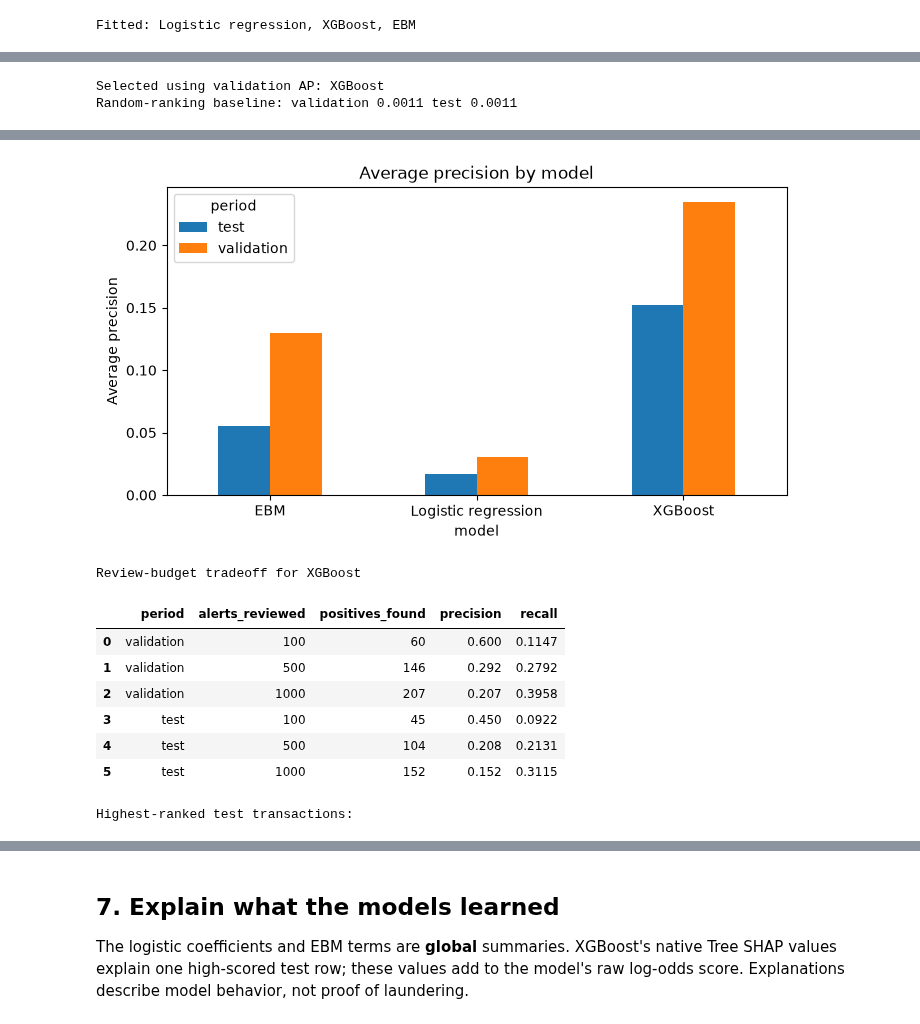
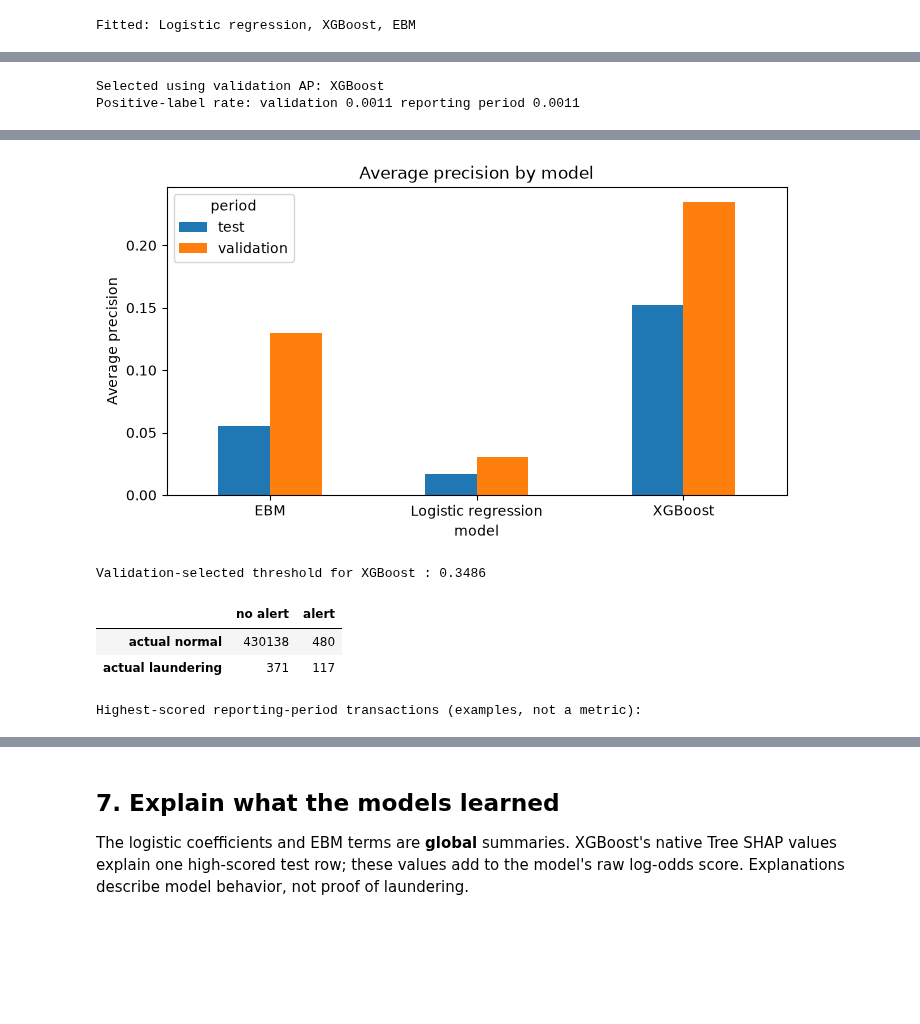
Before and after one commit to codewithdaniel1/Explainable-AML-Transaction-Monitoring, a Jupyter notebook: aml_modeling.ipynb, the cells around one changed output, grey strips where cells are left out. Drawn from its saved outputs; the diff is of its cells as text; code cells hidden in the pictures; blank space fills up the shorter version.

Commit message:
Use standard AML classification metrics and document features

```diff
--- a/aml_modeling.ipynb
+++ b/aml_modeling.ipynb
@@ -121,12 +123,18 @@ Training uses September 1–6, validation September 7–8, and September 9–10
 
 Why split by time? A monitoring model would score activity after training. A random split can put later behavior in training while testing on earlier, related transactions. History features use only earlier sampled rows, including earlier activity before each validation or test transaction.
 # %%
-train = transactions[transactions["timestamp"] < "2022-09-07"].copy()
-validation = transactions[
+feature_columns = ["log_amount", "log_amount_received", "hour", "same_bank",
+                   "same_account", "prior_sender_count", "prior_receiver_count",
+                   "prior_pair_count", "payment_format", "payment_currency",
+                   "receiving_currency"]
+categories = ["payment_format", "payment_currency", "receiving_currency"]
+split_columns = ["timestamp", "label", "amount_paid", "amount_received"] + feature_columns
+train = transactions.loc[transactions["timestamp"] < "2022-09-07", split_columns].copy()
+validation = transactions.loc[
     (transactions["timestamp"] >= "2022-09-07") &
-    (transactions["timestamp"] < "2022-09-09")
+    (transactions["timestamp"] < "2022-09-09"), split_columns
 ].copy()
-test = transactions[transactions["timestamp"] >= "2022-09-09"].copy()
+test = transactions.loc[transactions["timestamp"] >= "2022-09-09", split_columns].copy()
 
 split_summary = pd.DataFrame({
     "period": ["train", "validation", "test"],
@@ -136,11 +144,6 @@ split_summary = pd.DataFrame({
 split_summary["label_rate"] = split_summary["positive_labels"] / split_summary["rows"]
 display(split_summary)
 
-feature_columns = ["log_amount", "log_amount_received", "hour", "same_bank",
-                   "same_account", "prior_sender_count", "prior_receiver_count",
-                   "prior_pair_count", "payment_format", "payment_currency",
-                   "receiving_currency"]
-categories = ["payment_format", "payment_currency", "receiving_currency"]
 X_train = pd.get_dummies(train[feature_columns], columns=categories, dtype=np.float32)
 X_validation = pd.get_dummies(validation[feature_columns], columns=categories, dtype=np.float32)
 X_test = pd.get_dummies(test[feature_columns], columns=categories, dtype=np.float32)
@@ -200,18 +203,34 @@ Fitted: Logistic regression, XGBoost, EBM
 # %%
 rows = []
 scores = {}
+thresholds = {}
 for name, model in models.items():
+    validation_score = model.predict_proba(X_validation)[:, 1]
+    precision_curve, recall_curve, cutoff_values = precision_recall_curve(
+        y_validation, validation_score
+    )
+    f1_curve = (
+        2 * precision_curve[:-1] * recall_curve[:-1]
+        / (precision_curve[:-1] + recall_curve[:-1] + 1e-12)
+    )
+    thresholds[name] = cutoff_values[np.argmax(f1_curve)]
+
     for period, X, y in [
         ("validation", X_validation, y_validation),
         ("test", X_test, y_test),
     ]:
-        score = model.predict_proba(X)[:, 1]
+        score = validation_score if period == "validation" else model.predict_proba(X)[:, 1]
         scores[(name, period)] = score
+        alerts = score >= thresholds[name]
         rows.append({
             "model": name,
             "period": period,
             "average_precision": average_precision_score(y, score),
             "roc_auc": roc_auc_score(y, score),
+            "precision": precision_score(y, alerts, zero_division=0),
+            "recall": recall_score(y, alerts),
+            "f1": f1_score(y, alerts),
+            "alerts": int(alerts.sum()),
         })
 results = pd.DataFrame(rows)
 selected_model = (
@@ -220,8 +239,8 @@ selected_model = (
     .iloc[0]["model"]
 )
 print("Selected using validation AP:", selected_model)
-print("Random-ranking baseline: validation", round(y_validation.mean(), 4),
-      "test", round(y_test.mean(), 4))
+print("Positive-label rate: validation", round(y_validation.mean(), 4),
+      "reporting period", round(y_test.mean(), 4))
 display(results.round(4))
 results.pivot(index="model", columns="period", values="average_precision").plot.bar(
     figsize=(8, 4), title="Average precision by model"
@@ -230,20 +249,13 @@ plt.ylabel("Average precision")
 plt.xticks(rotation=0)
 plt.show()
 
-budget_rows = []
-for period, y in [("validation", y_validation), ("test", y_test)]:
-    ranked = np.argsort(-scores[(selected_model, period)])
-    for budget in ALERT_CAPACITIES:
-        found = int(y.iloc[ranked[:budget]].sum())
-        budget_rows.append({
-            "period": period,
-            "alerts_reviewed": budget,
-            "positives_found": found,
-            "precision": found / budget,
-            "recall": found / y.sum(),
-        })
-print("Review-budget tradeoff for", selected_model)
-display(pd.DataFrame(budget_rows).round(4))
+selected_alerts = scores[(selected_model, "test")] >= thresholds[selected_model]
+print("Validation-selected threshold for", selected_model, ":", round(thresholds[selected_model], 4))
+display(pd.DataFrame(
+    confusion_matrix(y_test, selected_alerts),
+    index=["actual normal", "actual laundering"],
+    columns=["no alert", "alert"],
+))
 
 top = np.argsort(-scores[(selected_model, "test")])[:10]
 top_transactions = test.iloc[top][[
@@ -251,8 +263,8 @@ top_transactions = test.iloc[top][[
     "receiving_currency", "payment_format", "label"
 ]].copy()
 top_transactions["model_score"] = scores[(selected_model, "test")][top]
-print("Highest-ranked test transactions:")
+print("Highest-scored reporting-period transactions (examples, not a metric):")
 display(top_transactions)
 # %% [output]
 Selected using validation AP: XGBoost
-Random-ranking baseline: validation 0.0011 test 0.0011
+Positive-label rate: validation 0.0011 reporting period 0.0011
@@ -266,13 +278,9 @@ Random-ranking baseline: validation 0.0011 test 0.0011
 [figure]
-Review-budget tradeoff for XGBoost
+Validation-selected threshold for XGBoost : 0.3486
-|  | period | alerts_reviewed | positives_found | precision | recall |
-| 0 | validation | 100 | 60 | 0.600 | 0.1147 |
-| 1 | validation | 500 | 146 | 0.292 | 0.2792 |
-| 2 | validation | 1000 | 207 | 0.207 | 0.3958 |
-| 3 | test | 100 | 45 | 0.450 | 0.0922 |
-| 4 | test | 500 | 104 | 0.208 | 0.2131 |
-| 5 | test | 1000 | 152 | 0.152 | 0.3115 |
+|  | no alert | alert |
+| actual normal | 430138 | 480 |
+| actual laundering | 371 | 117 |
-Highest-ranked test transactions:
+Highest-scored reporting-period transactions (examples, not a metric):
 |  | timestamp | amount_paid | payment_currency | amount_received | receiving_currency | payment_format | ... |
 | 2504920 | 2022-09-10 15:21:00 | 73798.52 | Saudi Riyal | 73798.52 | Saudi Riyal | ACH | ... |
 | 2355442 | 2022-09-09 17:57:00 | 14235.23 | Canadian Dollar | 14235.23 | Canadian Dollar | ACH | ... |
```
Also changed, not shown: parts of 8 cells of this notebook, 2 other files.
